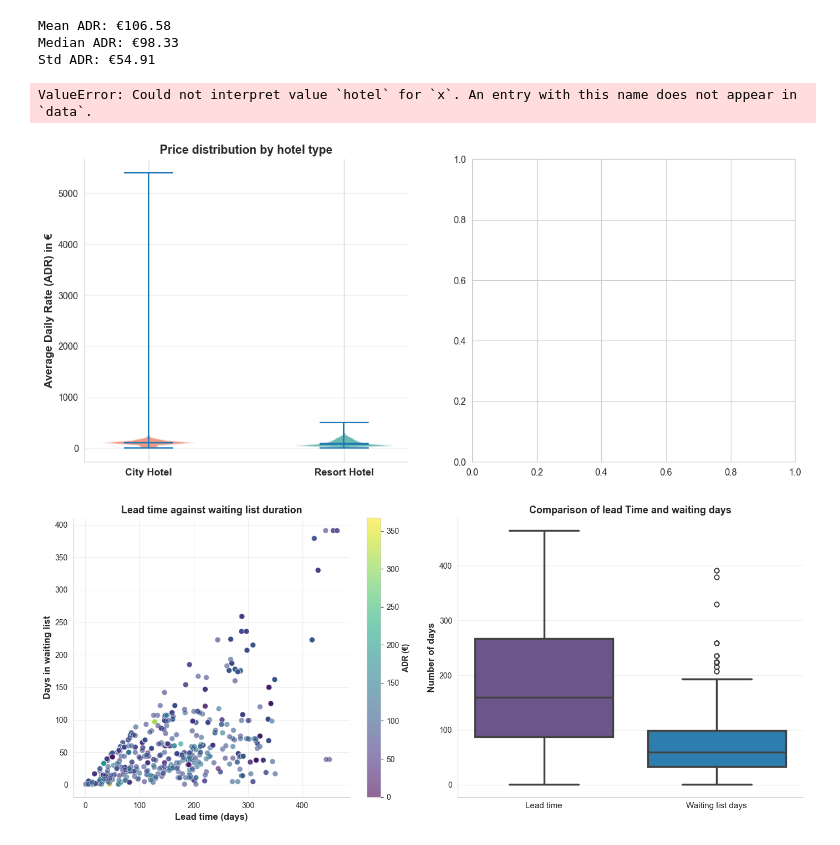
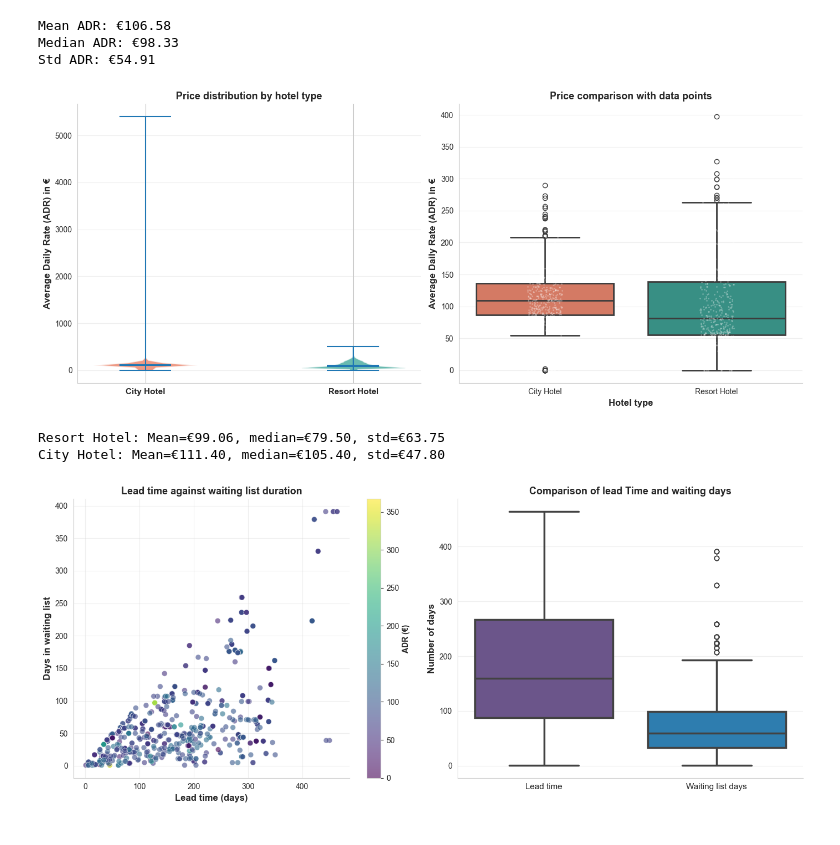
Before and after one commit to Batyrkhantzy111/hotel-booking-analysis, a Jupyter notebook: hotel_booking_analysis.ipynb, the cells around one changed output. Saved outputs shown, nothing was run; the diff lists cells and outputs as text; code cells hidden in the pictures.

```diff
--- a/hotel_booking_analysis.ipynb
+++ b/hotel_booking_analysis.ipynb
@@ -270,36 +269,40 @@ for i, pc in enumerate(parts['bodies']):
 axes[0].set_xticks([0, 1])
 axes[0].set_xticklabels(['City Hotel', 'Resort Hotel'], fontsize=11, fontweight='bold')
 axes[0].set_ylabel('Average Daily Rate (ADR) in €', fontsize=12, fontweight='bold')
 axes[0].set_title('Price distribution by hotel type', fontsize=13, fontweight='bold')
 axes[0].grid(axis='y', alpha=0.3)
 axes[0].spines['top'].set_visible(False)
 axes[0].spines['right'].set_visible(False)
 
 # Box plot with swarm sample
-hotel_adr_sample = df.groupby('hotel').apply(lambda x: x.sample(min(500, len(x)))).reset_index(drop=True)
+hotel_adr_sample = pd.concat([
+    group.sample(min(500, len(group)))
+    for _, group in df.groupby('hotel')
+]).reset_index(drop=True)
 
 sns.boxplot(data=hotel_adr_sample, x='hotel', y='adr',
             palette=HOTEL_COLORS, ax=axes[1], linewidth=2)
 sns.stripplot(data=hotel_adr_sample, x='hotel', y='adr',
               color='white', alpha=0.3, size=2, ax=axes[1])
 
 axes[1].set_xlabel('Hotel type', fontsize=12, fontweight='bold')
 axes[1].set_ylabel('Average Daily Rate (ADR) in €', fontsize=12, fontweight='bold')
 axes[1].set_title('Price comparison with data points', fontsize=13, fontweight='bold')
 axes[1].grid(axis='y', alpha=0.3)
 axes[1].spines['top'].set_visible(False)
 axes[1].spines['right'].set_visible(False)
 
 plt.tight_layout()
 plt.savefig('viz2_hotel_type_comparison.png', bbox_inches='tight', dpi=300)
 plt.show()
 
 for hotel_type in df['hotel'].unique():
     data = df[df['hotel']==hotel_type]['adr']
     print(f"{hotel_type}: Mean=€{data.mean():.2f}, median=€{data.median():.2f}, std=€{data.std():.2f}")
 # %% [output]
+[figure, new version]
-ValueError: Could not interpret value `hotel` for `x`. An entry with this name does not appear in `data`.
+Resort Hotel: Mean=€99.06, median=€79.50, std=€63.75
+City Hotel: Mean=€111.40, median=€105.40, std=€47.80
-[figure, old version]
 # %%
 # Vizualization 3: lead time against days in waiting list (for Q3)
 waiting_list_bookings = df[df['days_in_waiting_list'] > 0].copy()
```
Also changed, not shown: parts of 1 cell of this notebook.
